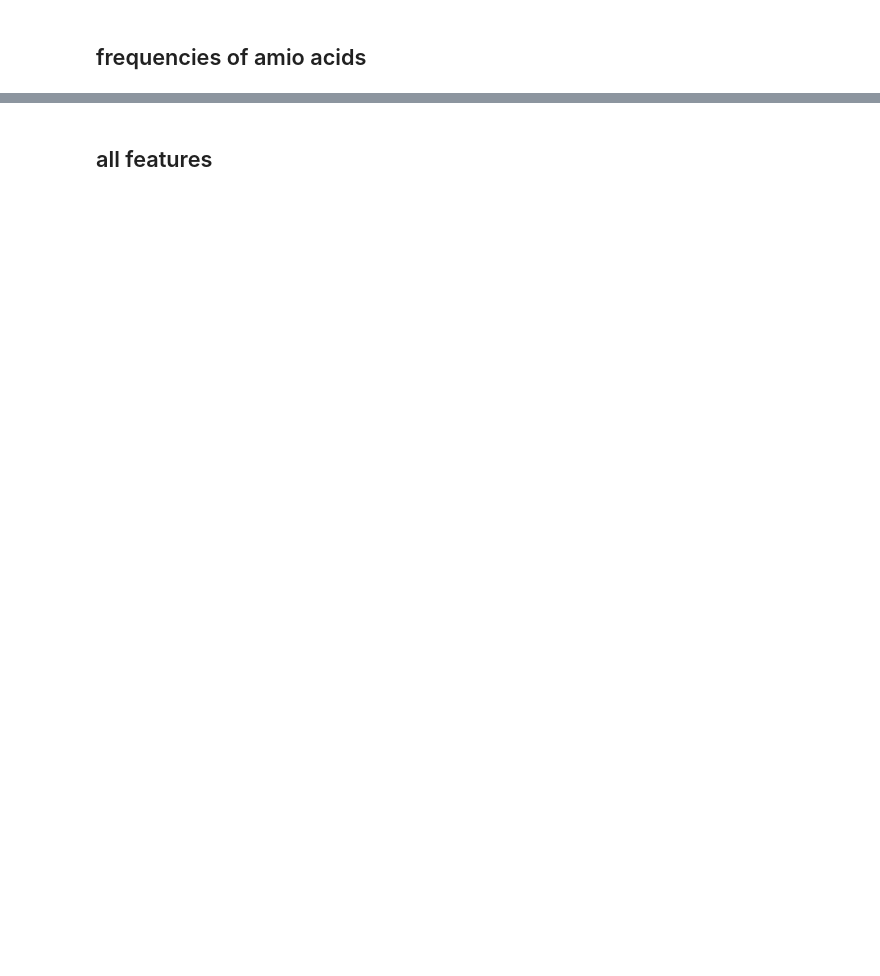
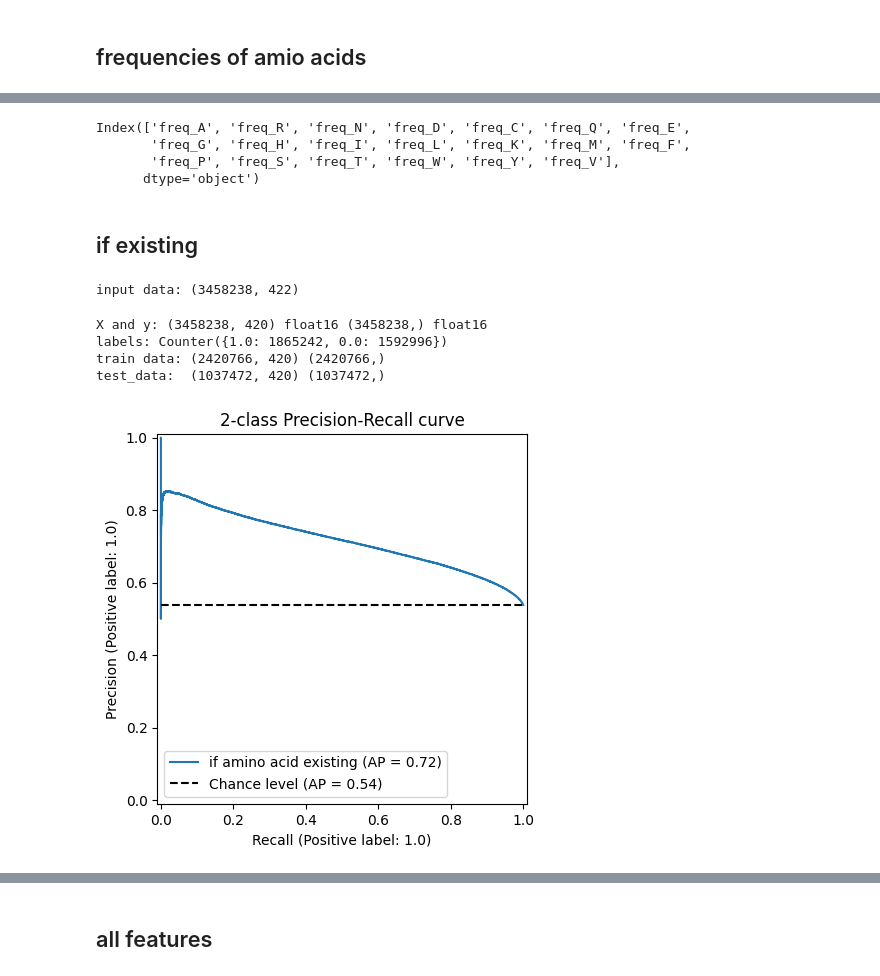
Before and after one commit to Tiezhengyuan/ml_epitope, a Jupyter notebook: src/select_features.ipynb, the cells around one changed output, grey strips where cells are left out. Drawn from its saved outputs; the diff is of its cells as text; code cells hidden in the pictures; blank space fills up the shorter version.

```diff
--- a/src/select_features.ipynb
+++ b/src/select_features.ipynb
@@ -114,0 +112,37 @@ plt.show()
+# %%
+top_freq.index
+# %% [output]
+Index(['freq_A', 'freq_R', 'freq_N', 'freq_D', 'freq_C', 'freq_Q', 'freq_E',
+       'freq_G', 'freq_H', 'freq_I', 'freq_L', 'freq_K', 'freq_M', 'freq_F',
+       'freq_P', 'freq_S', 'freq_T', 'freq_W', 'freq_Y', 'freq_V'],
+      dtype='object')
+# %% [markdown]
+## if existing
+# %%
+infile = '/home/yuan/results/epitope/epi_aa_existing.txt'
+df3 = cl.get_df(infile)
+# %% [output]
+input data: (3458238, 422)
+# %%
+# prepare X and y
+X3_train, X3_test, y3_train, y3_test = cl.xy(df3)
+# %%
+#split data and train model
+model3 = cl.train_rf(X3_train, y3_train)
+# %% [output]
+X and y: (3458238, 420) float16 (3458238,) float16
+labels: Counter({1.0: 1865242, 0.0: 1592996})
+train data: (2420766, 420) (2420766,)
+test_data:  (1037472, 420) (1037472,)
+# %%
+from sklearn.metrics import PrecisionRecallDisplay
+
+# average precision
+display = PrecisionRecallDisplay.from_estimator(
+    model3, X3_test, y3_test,
+    name='if amino acid existing',
+    plot_chance_level=True
+)
+_ = display.ax_.set_title("2-class Precision-Recall curve")
+# %% [output]
+[figure, added]
```
Also changed, not shown: parts of 31 cells of this notebook, 5 other files.
